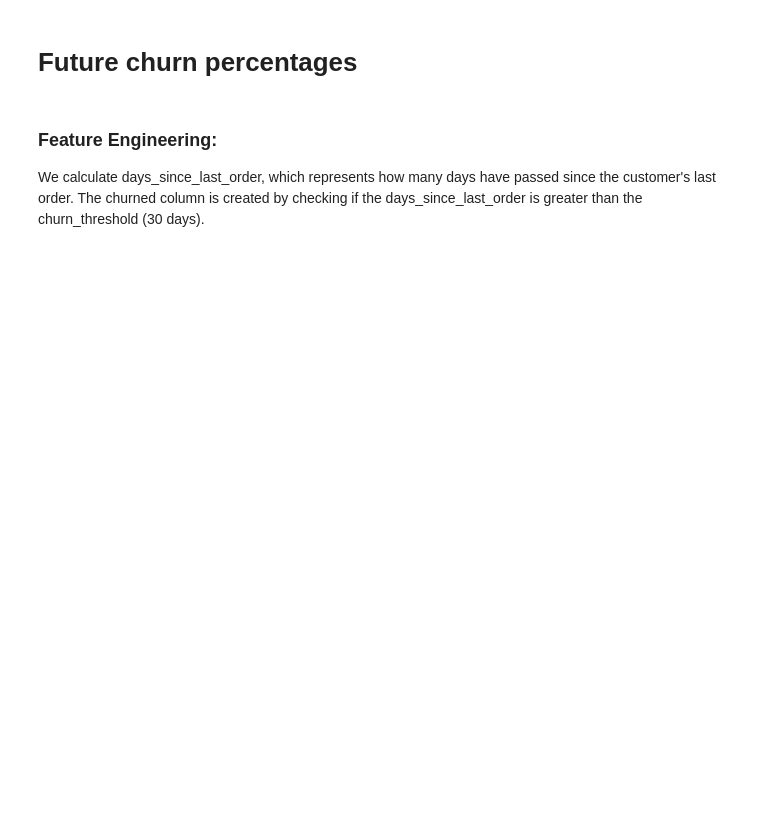
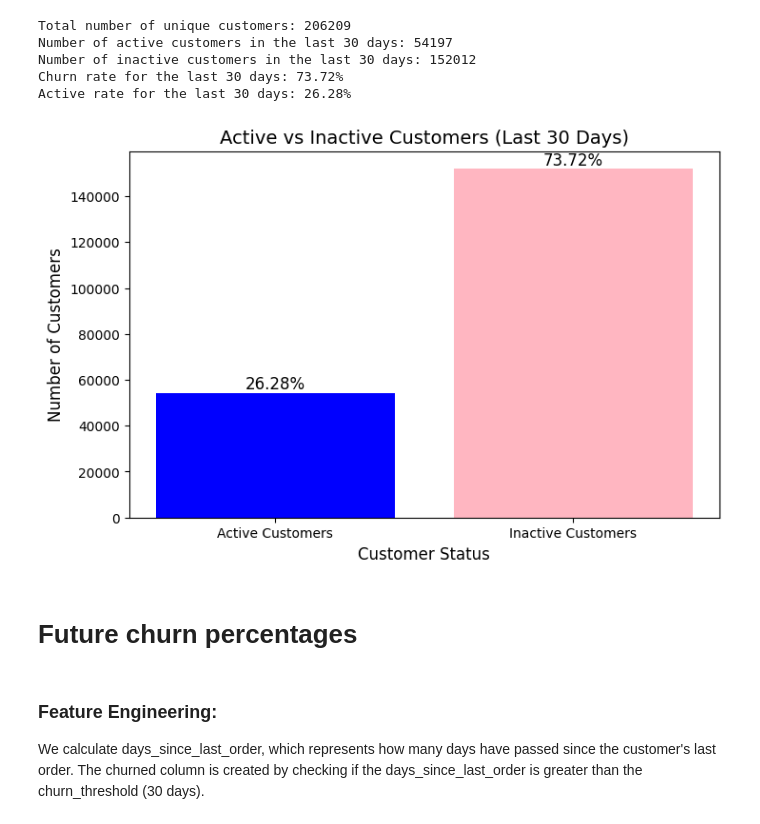
Before and after one commit to mirajkarsneha/instacart-market-basket-analysis, a Jupyter notebook: churn_rate_analysis.ipynb, the cells around one changed output. Drawn from its saved outputs; the diff is of its cells as text; code cells hidden in the pictures; blank space fills up the shorter version.

Commit message:
Connect with big query

```diff
--- a/churn_rate_analysis.ipynb
+++ b/churn_rate_analysis.ipynb
@@ -78,3 +11,77 @@ Churn rate: 73.72%
+# %%
+# Create the connection to BigQuery
+project_id = 'instacart-441209'
+DATABASE_URI = f'bigquery://{project_id}'
+engine = create_engine(DATABASE_URI)
+
+# Query to get the max days since prior order for each user
+customer_activity_query = """
+SELECT user_id, MAX(days_since_prior_order) AS max_days_since_prior
+FROM `instacart-441209.instacart.orders`
+GROUP BY user_id
+"""
+
+# Read data into DataFrame
+customer_activity_df = pd.read_sql(customer_activity_query, engine)
+
+# Define thresholds for active and inactive customers
+inactive_customers = customer_activity_df[customer_activity_df['max_days_since_prior'] >= 30]
+active_customers = customer_activity_df[customer_activity_df['max_days_since_prior'] < 30]
+
+# Count of inactive and active customers
+inactive_customers_30_days_count = inactive_customers['user_id'].nunique()
+active_customers_30_days_count = active_customers['user_id'].nunique()
+
+# Query to get total number of customers
+total_customers_query = """
+SELECT COUNT(DISTINCT user_id) AS total_customers
+FROM `instacart-441209.instacart.orders`
+"""
+
+# Get the total number of unique customers
+total_customers_df = pd.read_sql(total_customers_query, engine)
+total_customers = total_customers_df['total_customers'][0]
+
+# Calculate churn rate and active rate
+churn_rate_30_days = (inactive_customers_30_days_count / total_customers) * 100
+active_rate_30_days = (active_customers_30_days_count / total_customers) * 100
+
+# Print results
+print(f"Total number of unique customers: {total_customers}")
+print(f"Number of active customers in the last 30 days: {active_customers_30_days_count}")
+print(f"Number of inactive customers in the last 30 days: {inactive_customers_30_days_count}")
+print(f"Churn rate for the last 30 days: {churn_rate_30_days:.2f}%")
+print(f"Active rate for the last 30 days: {active_rate_30_days:.2f}%")
+# %% [output]
+Total number of unique customers: 206209
+Number of active customers in the last 30 days: 54197
+Number of inactive customers in the last 30 days: 152012
+Churn rate for the last 30 days: 73.72%
+Active rate for the last 30 days: 26.28%
+# %%
+# Data for plotting
+categories = ['Active Customers', 'Inactive Customers']
+counts = [active_customers_30_days_count, inactive_customers_30_days_count]
+percentages = [active_rate_30_days, churn_rate_30_days]
+
+# Create the plot
+plt.figure(figsize=(8, 5))
+bars = plt.bar(categories, counts, color=['blue', 'lightpink'])
+
+# Add titles and labels
+plt.title('Active vs Inactive Customers (Last 30 Days)', fontsize=14)
+plt.xlabel('Customer Status', fontsize=12)
+plt.ylabel('Number of Customers', fontsize=12)
+
+# Add percentage annotations above the bars
+for i, bar in enumerate(bars):
+    yval = bar.get_height()
+    plt.text(bar.get_x() + bar.get_width() / 2, yval + 50, f'{percentages[i]:.2f}%', ha='center', va='bottom', fontsize=12)
+
+# Show the plot
+plt.show()
+# %% [output]
+[figure, added]
 # %% [markdown]
 # Future churn percentages
 # %% [markdown]
```
Also changed, not shown: parts of 25 cells of this notebook, 2 other files.
